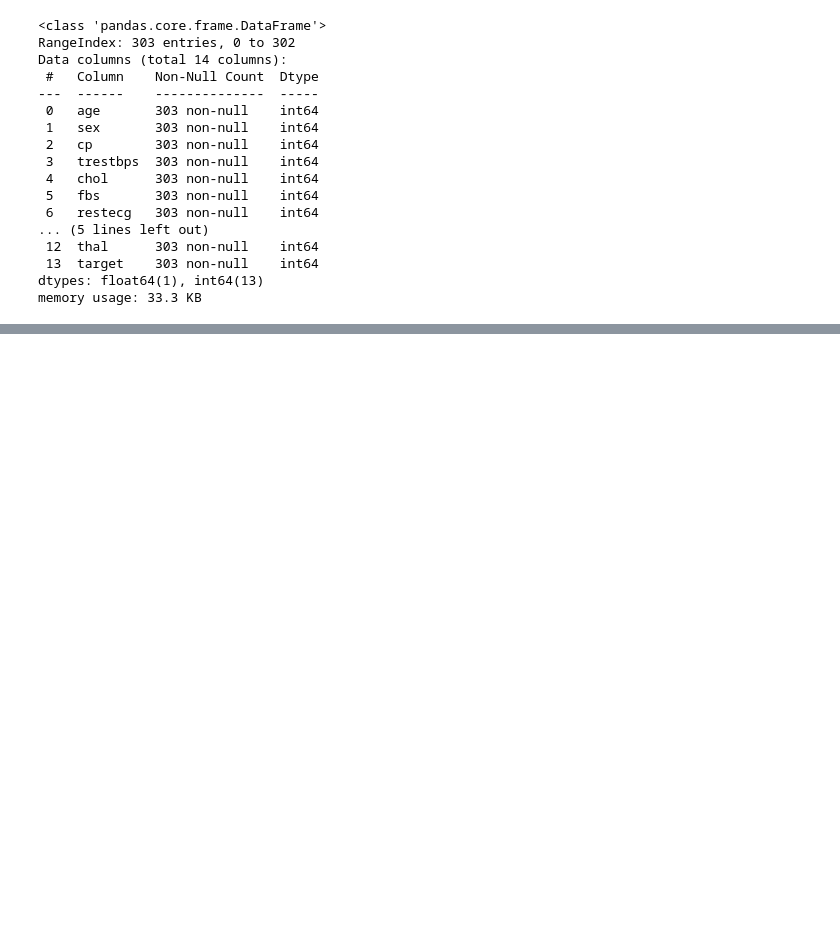
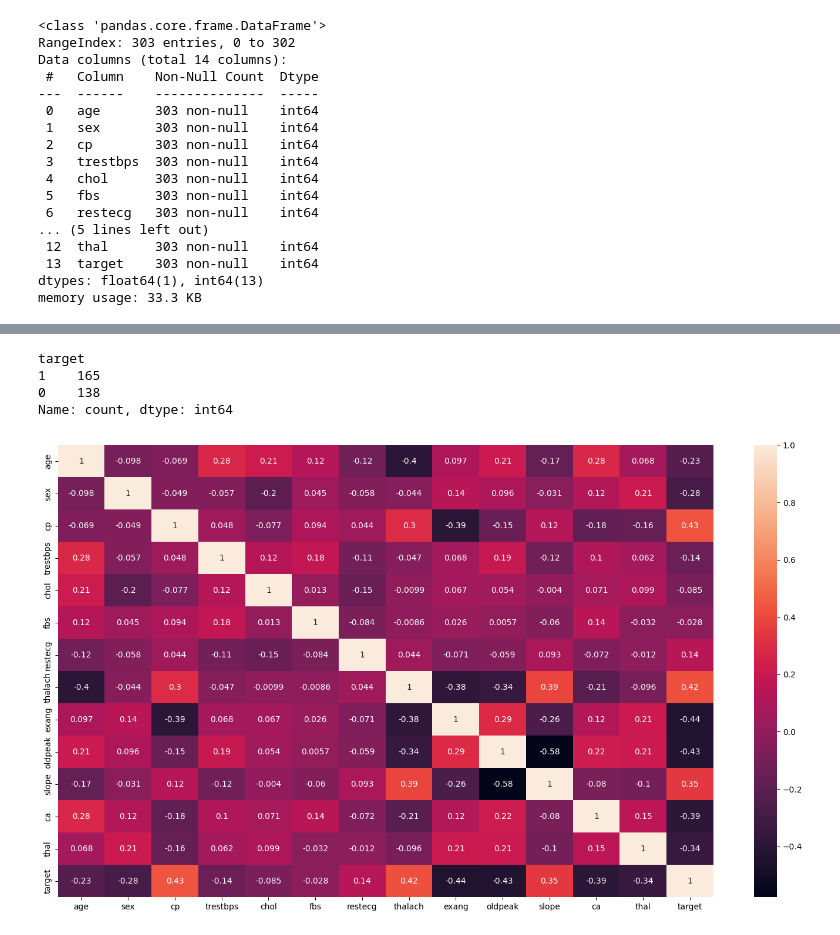
Before and after one commit to CHANDRAPRASANNA/Data-science-case-study-2, a Jupyter notebook: Heart_disease_analysis.ipynb, the cells around one changed output, grey strips where cells are left out. Drawn from its saved outputs; the diff is of its cells as text; code cells hidden in the pictures; blank space fills up the shorter version.

```diff
--- a/Heart_disease_analysis.ipynb
+++ b/Heart_disease_analysis.ipynb
@@ -36,0 +69,16 @@ memory usage: 33.3 KB
+# %%
+#target distribution
+df.target.value_counts()
+# %% [output]
+target
+1    165
+0    138
+Name: count, dtype: int64
+# %%
+#show correlation matrix
+corr=df.corr()
+plt.figure(figsize=(18,10))
+sns.heatmap(corr,annot=True,)
+plt.show()
+# %% [output]
+[figure, added]
```
Also changed, not shown: parts of 5 cells of this notebook.
